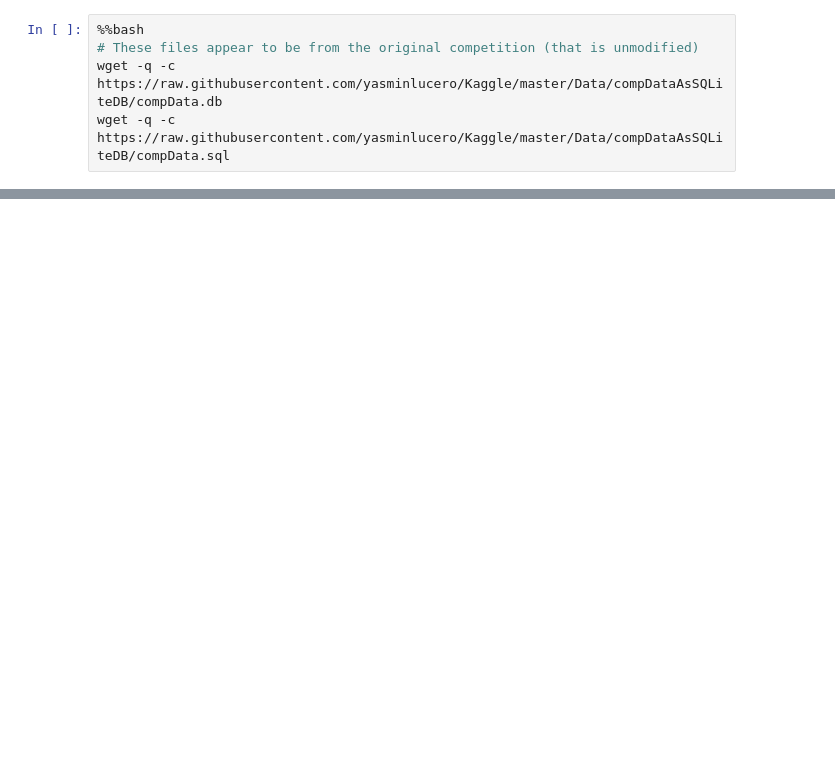
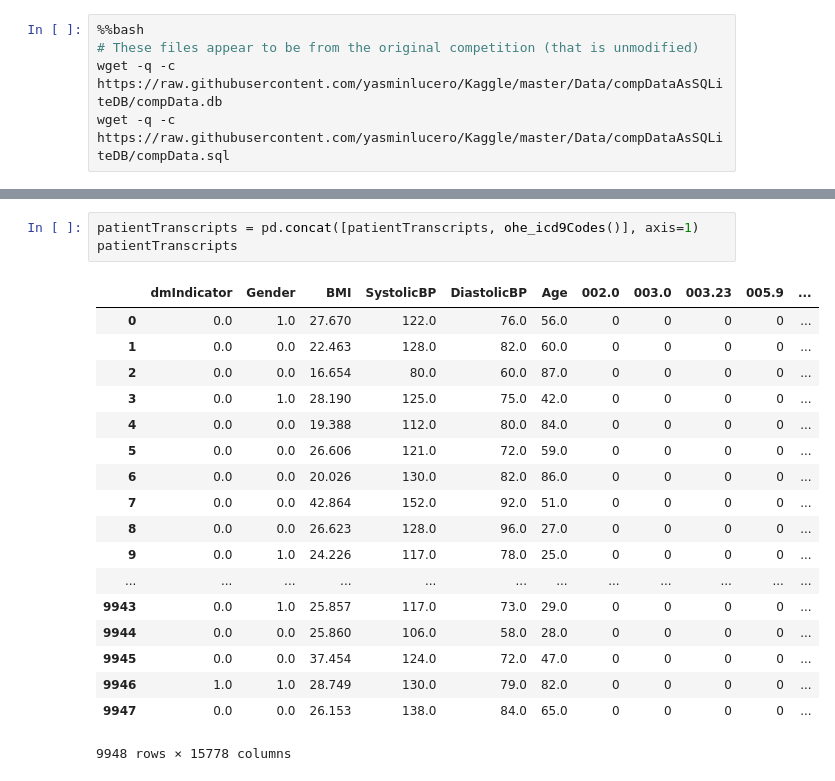
Before and after one commit to robmoore/diabetes-prediction, a Jupyter notebook: Practice Fusion Diabetes Challenge.ipynb, the cells around one changed output, grey strips where cells are left out. Saved outputs shown, nothing was run; the diff lists cells and outputs as text; blank space fills up the shorter version.

```diff
--- a/Practice Fusion Diabetes Challenge.ipynb
+++ b/Practice Fusion Diabetes Challenge.ipynb
@@ -126,0 +155,22 @@ array([[0, 32.673, 188.0, 68.0, 81],
+# %%
+patientTranscripts = pd.concat([patientTranscripts, ohe_icd9Codes()], axis=1)
+patientTranscripts
+# %% [output]
+|  | dmIndicator | Gender | BMI | SystolicBP | DiastolicBP | Age | 002.0 | 003.0 | 003.23 | 005.9 | ... |
+| 0 | 0.0 | 1.0 | 27.670 | 122.0 | 76.0 | 56.0 | 0 | 0 | 0 | 0 | ... |
+| 1 | 0.0 | 0.0 | 22.463 | 128.0 | 82.0 | 60.0 | 0 | 0 | 0 | 0 | ... |
+| 2 | 0.0 | 0.0 | 16.654 | 80.0 | 60.0 | 87.0 | 0 | 0 | 0 | 0 | ... |
+| 3 | 0.0 | 1.0 | 28.190 | 125.0 | 75.0 | 42.0 | 0 | 0 | 0 | 0 | ... |
+| 4 | 0.0 | 0.0 | 19.388 | 112.0 | 80.0 | 84.0 | 0 | 0 | 0 | 0 | ... |
+| 5 | 0.0 | 0.0 | 26.606 | 121.0 | 72.0 | 59.0 | 0 | 0 | 0 | 0 | ... |
+| 6 | 0.0 | 0.0 | 20.026 | 130.0 | 82.0 | 86.0 | 0 | 0 | 0 | 0 | ... |
+| 7 | 0.0 | 0.0 | 42.864 | 152.0 | 92.0 | 51.0 | 0 | 0 | 0 | 0 | ... |
+| 8 | 0.0 | 0.0 | 26.623 | 128.0 | 96.0 | 27.0 | 0 | 0 | 0 | 0 | ... |
+| 9 | 0.0 | 1.0 | 24.226 | 117.0 | 78.0 | 25.0 | 0 | 0 | 0 | 0 | ... |
+| ... | ... | ... | ... | ... | ... | ... | ... | ... | ... | ... | ... |
+| 9943 | 0.0 | 1.0 | 25.857 | 117.0 | 73.0 | 29.0 | 0 | 0 | 0 | 0 | ... |
+| 9944 | 0.0 | 0.0 | 25.860 | 106.0 | 58.0 | 28.0 | 0 | 0 | 0 | 0 | ... |
+| 9945 | 0.0 | 0.0 | 37.454 | 124.0 | 72.0 | 47.0 | 0 | 0 | 0 | 0 | ... |
+| 9946 | 1.0 | 1.0 | 28.749 | 130.0 | 79.0 | 82.0 | 0 | 0 | 0 | 0 | ... |
+| 9947 | 0.0 | 0.0 | 26.153 | 138.0 | 84.0 | 65.0 | 0 | 0 | 0 | 0 | ... |
+9948 rows × 15778 columns
```
Also changed, not shown: parts of 9 cells of this notebook.
